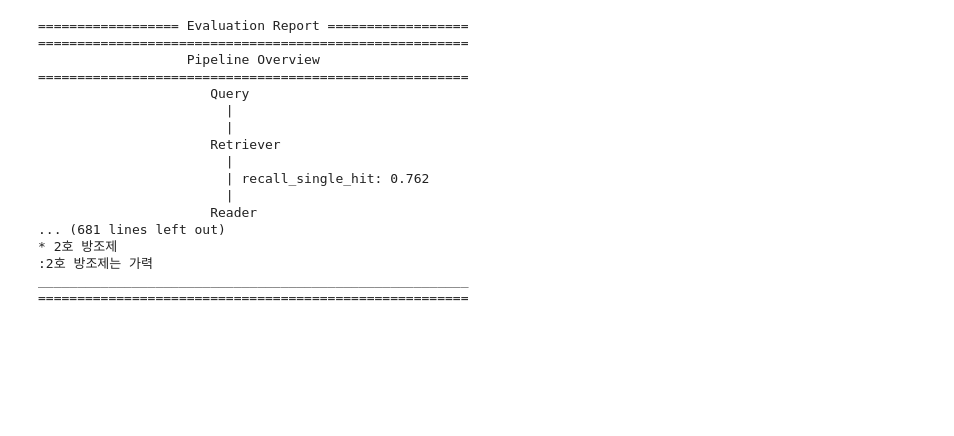
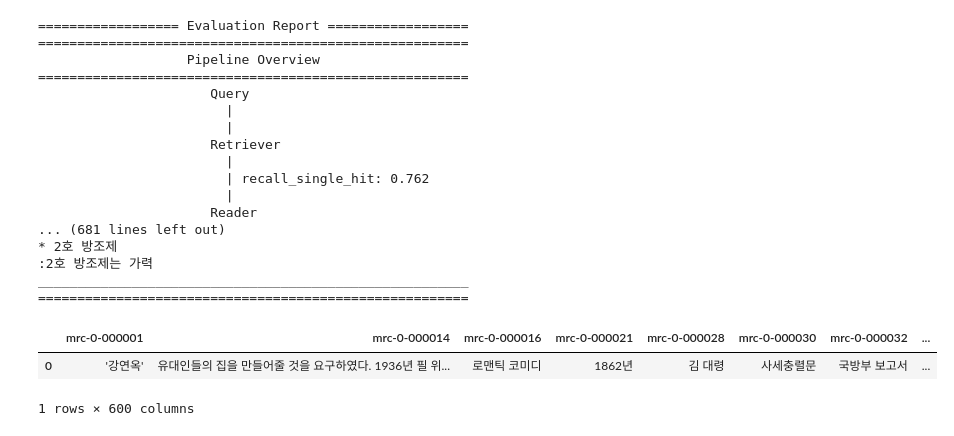
Before and after one commit to boostcampaitech5/level2_nlp_mrc-nlp-01, a Jupyter notebook: code/pipeline_analysis.ipynb, the cells around one changed output. Cells and saved outputs as stored; diff of their text form; code cells hidden in the pictures; blank space fills up the shorter version.

```diff
--- a/code/pipeline_analysis.ipynb
+++ b/code/pipeline_analysis.ipynb
@@ -77,3 +78,17 @@ advanced_eval_result = pipeline.eval(
 
 metrics = advanced_eval_result.calculate_metrics()
 print(metrics["Reader"]["sas"])
+# %%
+import json
+import pandas as pd
+
+with open('/opt/ml/input/level2_nlp_mrc-nlp-01/output/2023-06-13-16:51/outputs.json', 'r') as f:
+    data = json.load(f)
+
+df_read = pd.DataFrame(data, index=[0])
+df_read_sorted = df_read.sort_index(axis=1)
+df_read_sorted
+# %% [output]
+|  | mrc-0-000001 | mrc-0-000014 | mrc-0-000016 | mrc-0-000021 | mrc-0-000028 | mrc-0-000030 | mrc-0-000032 | ... |
+| 0 | '강연옥' | 유대인들의 집을 만들어줄 것을 요구하였다. 1936년 필 위... | 로맨틱 코미디 | 1862년 | 김 대령 | 사세충렬문 | 국방부 보고서 | ... |
+1 rows × 600 columns
```
Also changed, not shown: parts of 14 cells of this notebook, 3 other files.
